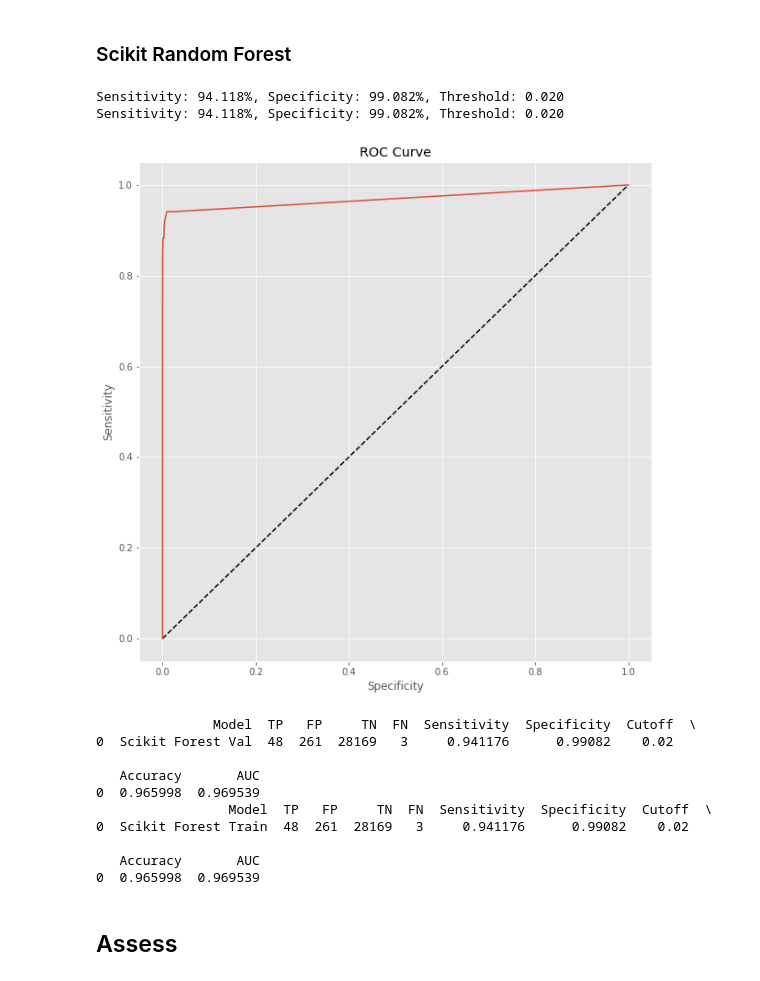
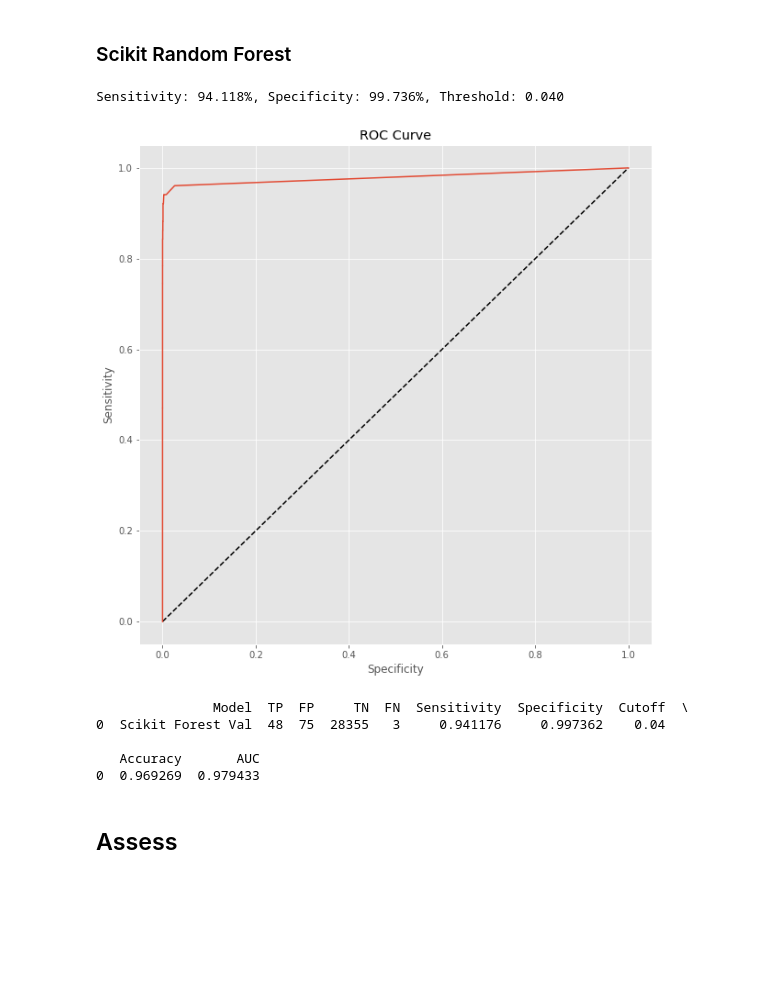
Before and after one commit to jbonfardeci/fraud-rare-event-model, a Jupyter notebook: Fraud-Detection-Rare-Events.ipynb, the cells around one changed output. Saved outputs shown, nothing was run; the diff lists cells and outputs as text; code cells hidden in the pictures; blank space fills up the shorter version.

```diff
--- a/Fraud-Detection-Rare-Events.ipynb
+++ b/Fraud-Detection-Rare-Events.ipynb
@@ -203,3 +204,7 @@ df[df.isnull().any(axis=1)]
 box_amount = sb.boxplot(x=df.Amount)
 # %% [output]
 [figure]
+# %%
+log_amt = list(map(lambda x: 0 if x <= 1 else np.log(x), df.Amount))
+df['LogAmount'] = log_amt
+box_amount = sb.boxplot(x=log_amt)
@@ -415,32 +398,21 @@ Sensitivity: 0.000%, Specificity: 100.000%, Threshold: 0.000
 # %%
 from sklearn.ensemble import RandomForestClassifier
 
 forest_model = RandomForestClassifier(n_estimators=100).fit(x_train, y_train)
 forest_predictions = forest_model.predict(x_val)
 forest_y_scores = forest_model.predict_proba(x_val)
-forest_y_scores_train = forest_model.predict_proba(x_train)
 forest_prob = forest_y_scores[:,1]
-forest_prob_train = forest_y_scores_train[:,1]
-
 forest_yhat, forest_stats = get_predict_frame(y_val, forest_prob, 'Scikit Forest Val')
-forest_yhat_train, forest_stats_train = get_predict_frame(y_val, forest_prob, 'Scikit Forest Train')
 plot_roc(y_val, forest_prob)
 print(forest_stats.head())
-print(forest_stats_train.head())
 # %% [output]
-Sensitivity: 94.118%, Specificity: 99.082%, Threshold: 0.020
-Sensitivity: 94.118%, Specificity: 99.082%, Threshold: 0.020
+Sensitivity: 94.118%, Specificity: 99.736%, Threshold: 0.040
-[figure, old version]
+[figure, new version]
-               Model  TP   FP     TN  FN  Sensitivity  Specificity  Cutoff  \
-0  Scikit Forest Val  48  261  28169   3     0.941176      0.99082    0.02
+               Model  TP  FP     TN  FN  Sensitivity  Specificity  Cutoff  \
+0  Scikit Forest Val  48  75  28355   3     0.941176     0.997362    0.04
 
    Accuracy       AUC
-0  0.965998  0.969539
-                 Model  TP   FP     TN  FN  Sensitivity  Specificity  Cutoff  \
-0  Scikit Forest Train  48  261  28169   3     0.941176      0.99082    0.02
-
-   Accuracy       AUC
-0  0.965998  0.969539
+0  0.969269  0.979433
 # %% [markdown]
 ## Assess
 # %%
```
Also changed, not shown: parts of 14 cells of this notebook, 2 other files.
